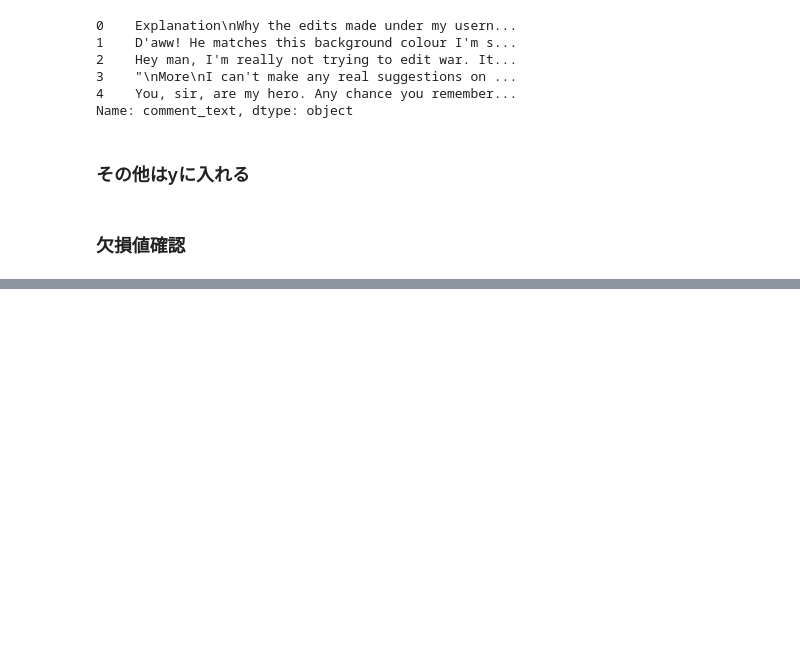
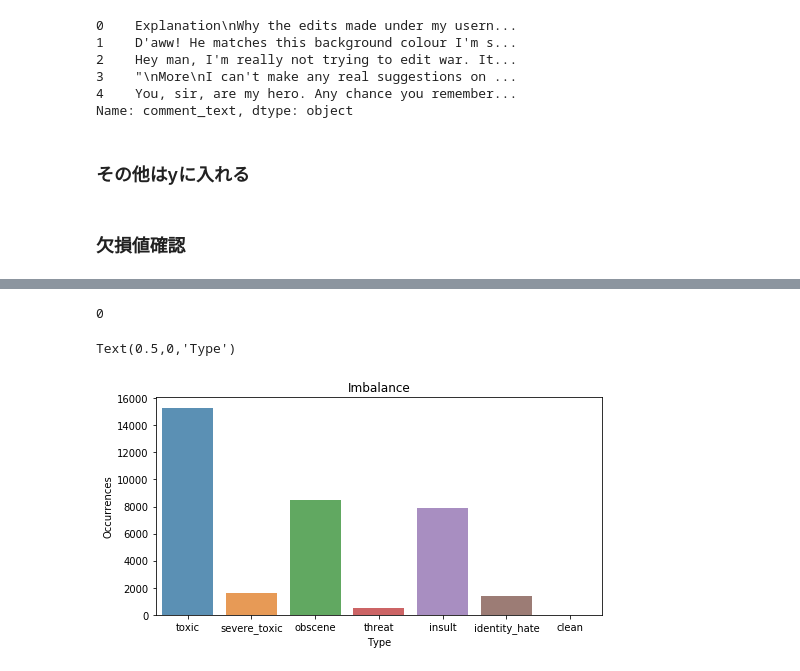
Before and after one commit to sanoyo/kaggle-Toxic-Comment-Classification-Challenge, a Jupyter notebook: 009_ownway/data.ipynb, the cells around one changed output, grey strips where cells are left out. Drawn from its saved outputs; the diff is of its cells as text; code cells hidden in the pictures; blank space fills up the shorter version.

```diff
--- a/009_ownway/data.ipynb
+++ b/009_ownway/data.ipynb
@@ -61,0 +106,23 @@ Name: comment_text, dtype: object
+# %%
+x =train.iloc[:, 2:].sum()
+rowsums = train.iloc[:, 2:].sum(axis=1)
+train["clean"] = (rowsums==0)
+# clean comment の総数
+train['clean'].sum()
+# %% [output]
+0
+# %%
+# 可視化
+import matplotlib.pyplot as plt
+import matplotlib.gridspec as gridspec
+import seaborn as sns
+
+x = train.iloc[:, 2:].sum()
+plt.figure(figsize=(8,4))
+ax = sns.barplot(x.index, x.values, alpha=0.8)
+plt.title("Imbalance")
+plt.ylabel("Occurrences")
+plt.xlabel("Type")
+# %% [output]
+Text(0.5,0,'Type')
+[figure, added]
```
Also changed, not shown: parts of 10 cells of this notebook.
